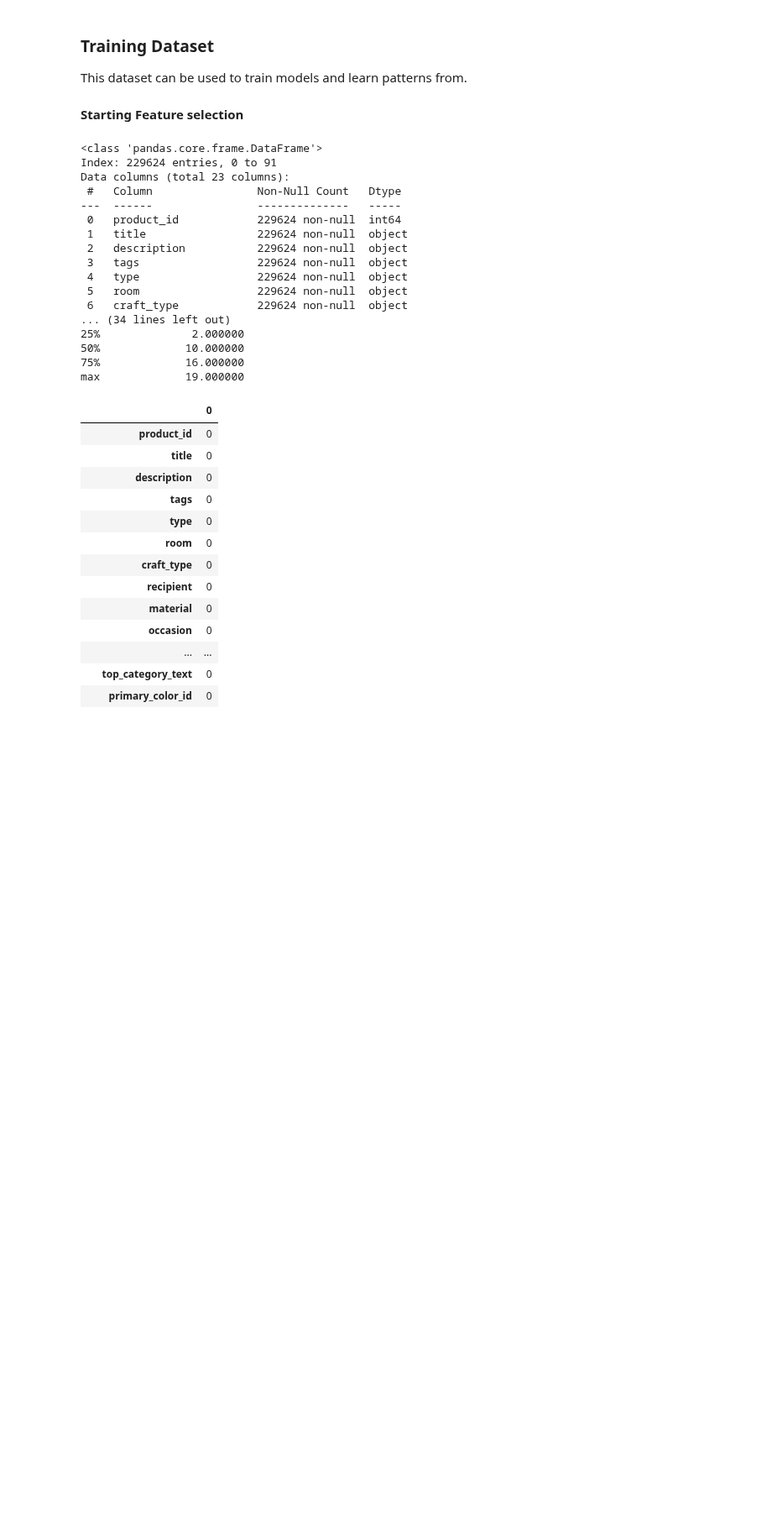
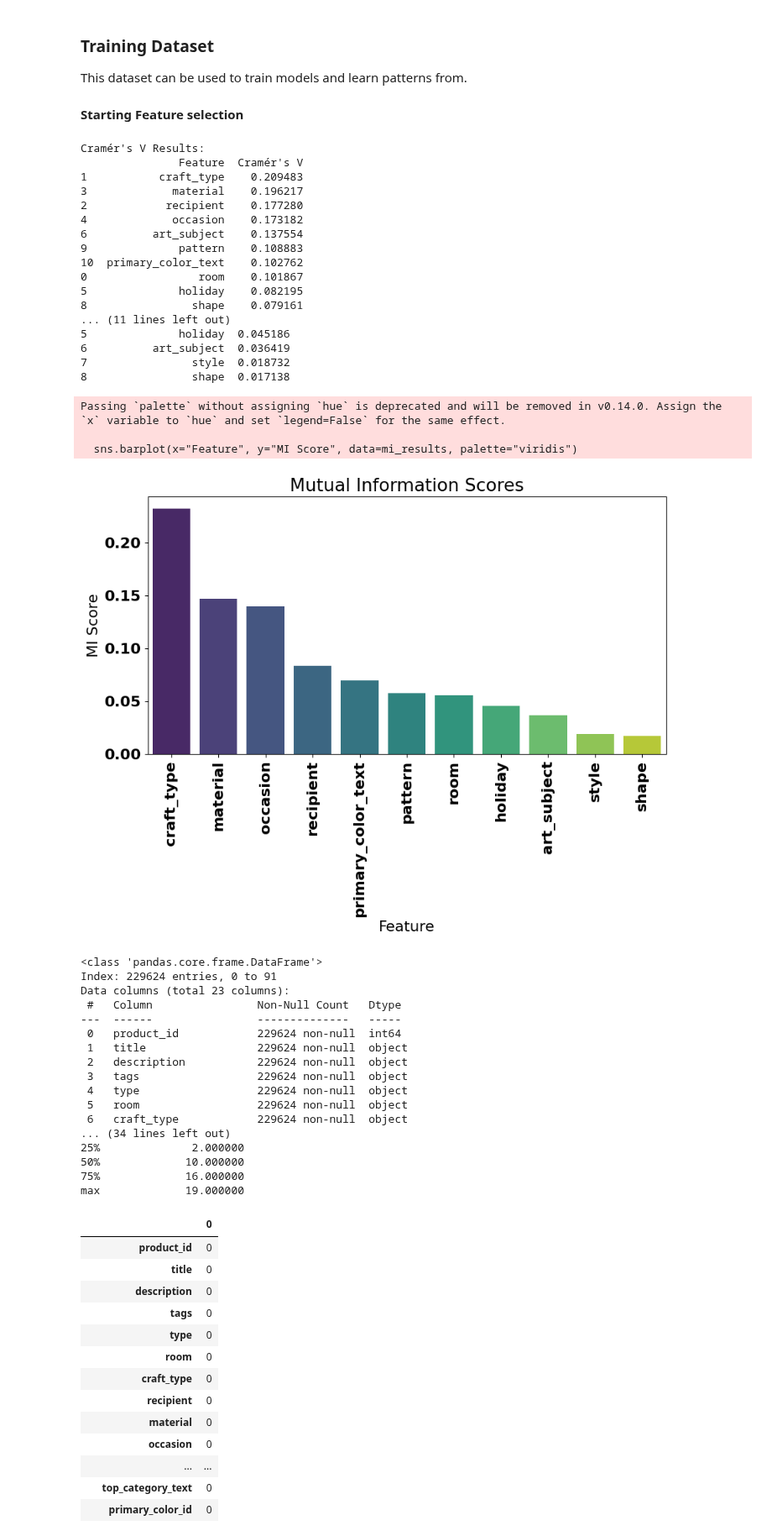
Before and after one commit to Sabha95/Machine_Learning-Assig, a Jupyter notebook: Getting_started_Notebook_for_Students_2025.ipynb, the cells around one changed output. Shown at 84% size. Drawn from its saved outputs; the diff is of its cells as text; code cells hidden in the pictures; blank space fills up the shorter version.

```diff
--- a/Getting_started_Notebook_for_Students_2025.ipynb
+++ b/Getting_started_Notebook_for_Students_2025.ipynb
@@ -151,6 +151,84 @@ def read_data(folder, filenames):
 df_train = read_data("train", parquet_filenames_train)
 # %% [markdown]
 **Starting Feature selection**
+# %%
+import pandas as pd
+import numpy as np
+import seaborn as sns
+import matplotlib.pyplot as plt
+from scipy.stats import chi2_contingency
+from sklearn.feature_selection import mutual_info_classif
+from sklearn.preprocessing import LabelEncoder
+
+# Define categorical features
+categorical_features = ["room", "craft_type", "recipient", "material", "occasion",
+                        "holiday", "art_subject", "style", "shape", "pattern",
+                        "primary_color_text"]
+
+# Target variable
+target = "top_category_id"
+
+# Encode target if it's categorical
+encoder = LabelEncoder()
+df_train[target] = encoder.fit_transform(df_train[target])
+
+# Encode categorical features
+for col in categorical_features:
+    df_train[col] = encoder.fit_transform(df_train[col])
+
+# ------------------ 1. Cramér's V ------------------
+def cramers_v(x, y):
+    """ Compute Cramér's V for categorical variables """
+    confusion_matrix = pd.crosstab(x, y)
+    chi2_stat = chi2_contingency(confusion_matrix)[0]
+    n = confusion_matrix.sum().sum()
+    r, k = confusion_matrix.shape
+    return np.sqrt(chi2_stat / (n * (min(r, k) - 1)))
+
+# Compute Cramér's V for each categorical feature
+cramers_results = {col: cramers_v(df_train[col], df_train[target]) for col in categorical_features}
+cramers_df = pd.DataFrame(cramers_results.items(), columns=["Feature", "Cramér's V"])
+cramers_df.sort_values(by="Cramér's V", ascending=False, inplace=True)
+
+print("\nCramér's V Results:")
+print(cramers_df)
+
+# ------------------ 2. Mutual Information (MI) ------------------
+mi_scores = mutual_info_classif(df_train[categorical_features], df_train[target], discrete_features=True)
+mi_results = pd.DataFrame({"Feature": categorical_features, "MI Score": mi_scores})
+mi_results.sort_values(by="MI Score", ascending=False, inplace=True)
+
+print("\nMutual Information Results:")
+print(mi_results)
+
+# ------------------ 3. Visualization ------------------
+plt.figure(figsize=(10, 5))
+sns.barplot(x="Feature", y="MI Score", data=mi_results, palette="viridis")
+plt.xticks(rotation=90)
+plt.title("Mutual Information Scores")
+plt.show()
+# %% [output]
+Cramér's V Results:
+               Feature  Cramér's V
+1           craft_type    0.209483
+3             material    0.196217
+2            recipient    0.177280
+4             occasion    0.173182
+6          art_subject    0.137554
+9              pattern    0.108883
+10  primary_color_text    0.102762
+0                 room    0.101867
+5              holiday    0.082195
+8                shape    0.079161
+... (11 lines left out)
+5              holiday  0.045186
+6          art_subject  0.036419
+7                style  0.018732
+8                shape  0.017138
+Passing `palette` without assigning `hue` is deprecated and will be removed in v0.14.0. Assign the `x` variable to `hue` and set `legend=False` for the same effect.
+
+  sns.barplot(x="Feature", y="MI Score", data=mi_results, palette="viridis")
+[figure, added]
 # %%
 df_train.to_csv('my_excel_file.csv', index=False)
 
```
